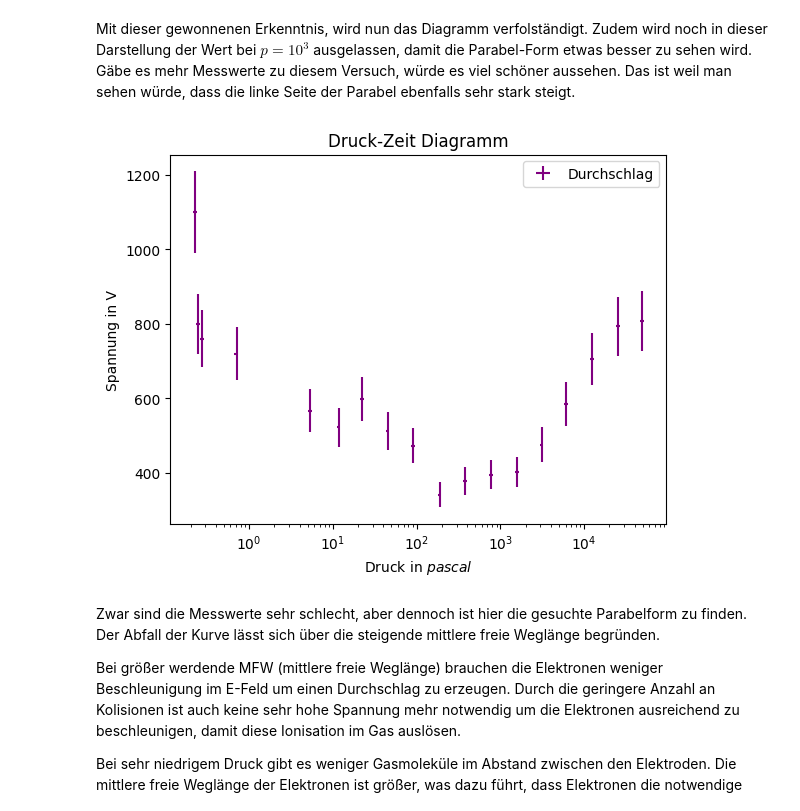
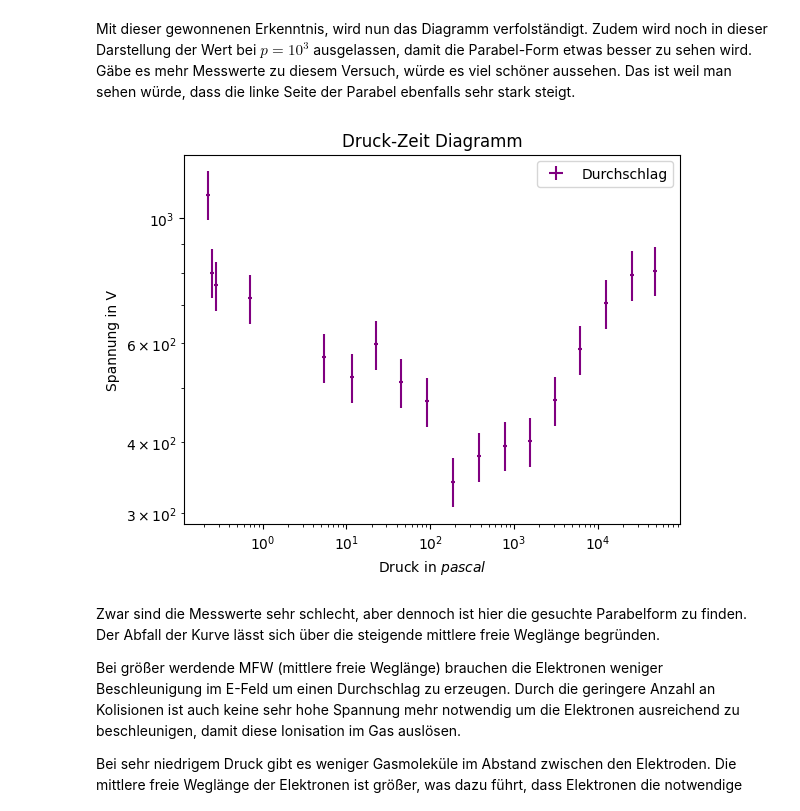
Before and after one commit to AlFa-Tier/Uni_codes, a Jupyter notebook: Praktikum/Vakuum/Vakuum.ipynb, the cells around one changed output. Saved outputs shown, nothing was run; the diff lists cells and outputs as text; code cells hidden in the pictures.

```diff
--- a/Praktikum/Vakuum/Vakuum.ipynb
+++ b/Praktikum/Vakuum/Vakuum.ipynb
@@ -1180,17 +1182,18 @@ pressure = np.array([490,255,125,61.3,31.0, 15.7,7.75,3.83,1.88,0.911,0.45,0.225
 # %%
 #Create the new plots
 plt.errorbar(x = pressure,y=Volt,yerr=0.1*Volt,xerr=0.0539*pressure,ls='none',color='purple',label='Durchschlag')
 
 # finetuning the Plot
 plt.title('Druck-Zeit Diagramm')
 plt.xlabel(('Druck in $pascal$'))
 plt.ylabel('Spannung in V')
 plt.xscale('log')
+plt.yscale('log')
 
 plt.legend()
 plt.show()
 # %% [output]
-[figure, old version]
+[figure, new version]
 # %% [markdown]
 Zwar sind die Messwerte sehr schlecht, aber dennoch ist hier die gesuchte Parabelform zu finden.
 Der Abfall der Kurve lässt sich über die steigende mittlere freie Weglänge begründen.
```
Also changed, not shown: parts of 4 cells of this notebook.
